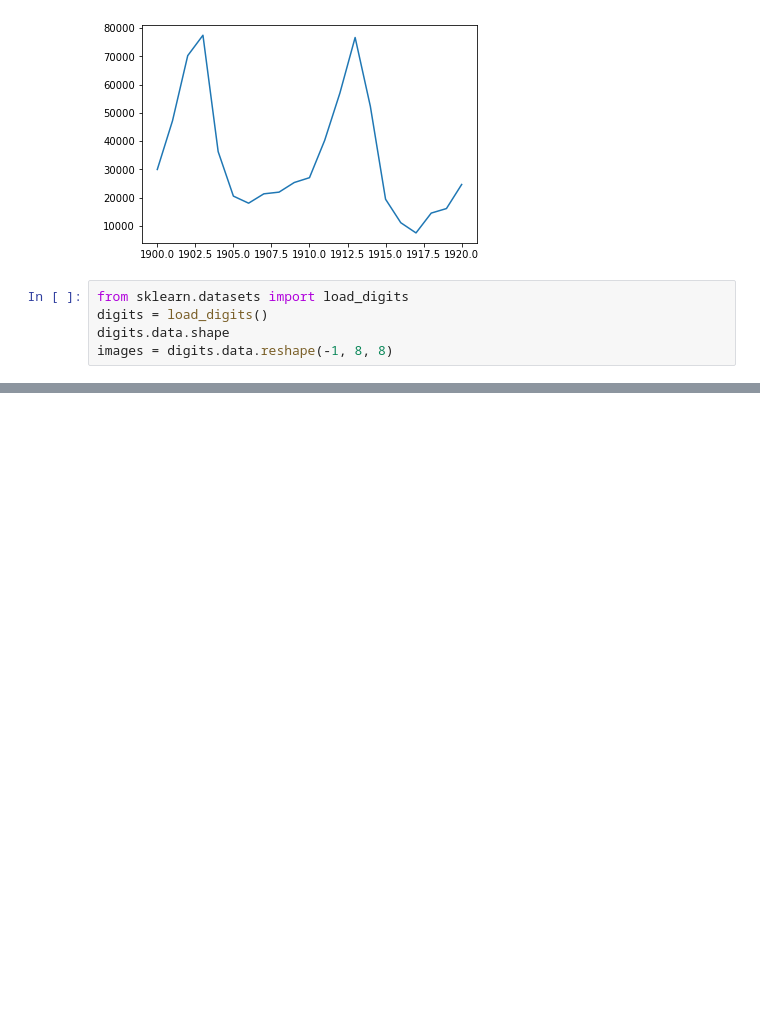
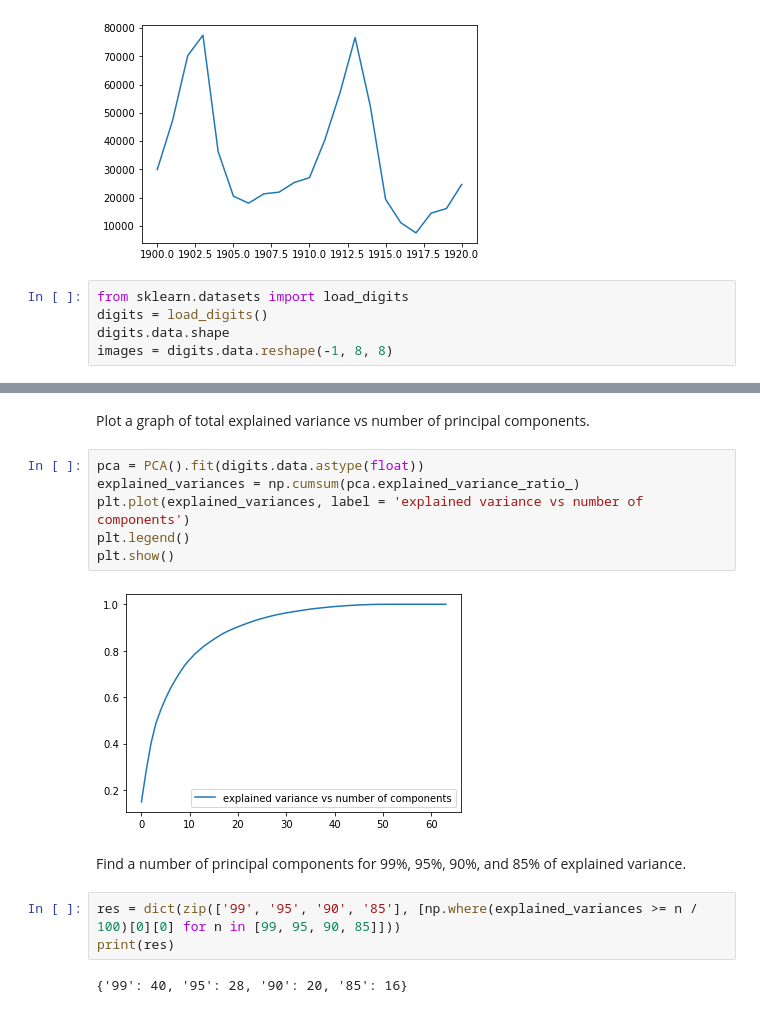
Before and after one commit to bulavkoEP/matprak, a Jupyter notebook: hometask_3.ipynb, the cells around one changed output, grey strips where cells are left out. Cells and saved outputs as stored; diff of their text form; blank space fills up the shorter version.

```diff
--- a/hometask_3.ipynb
+++ b/hometask_3.ipynb
@@ -138,0 +148,17 @@ images = digits.data.reshape(-1, 8, 8)
+# %% [markdown]
+Plot a graph of total explained variance vs number of principal components.
+# %%
+pca = PCA().fit(digits.data.astype(float))
+explained_variances = np.cumsum(pca.explained_variance_ratio_)
+plt.plot(explained_variances, label = 'explained variance vs number of components')
+plt.legend()
+plt.show()
+# %% [output]
+[figure, added]
+# %% [markdown]
+Find a number of principal components for 99%, 95%, 90%, and 85% of explained variance.
+# %%
+res = dict(zip(['99', '95', '90', '85'], [np.where(explained_variances >= n / 100)[0][0] for n in [99, 95, 90, 85]]))
+print(res)
+# %% [output]
+{'99': 40, '95': 28, '90': 20, '85': 16}
```
Also changed, not shown: parts of 3 cells of this notebook.
